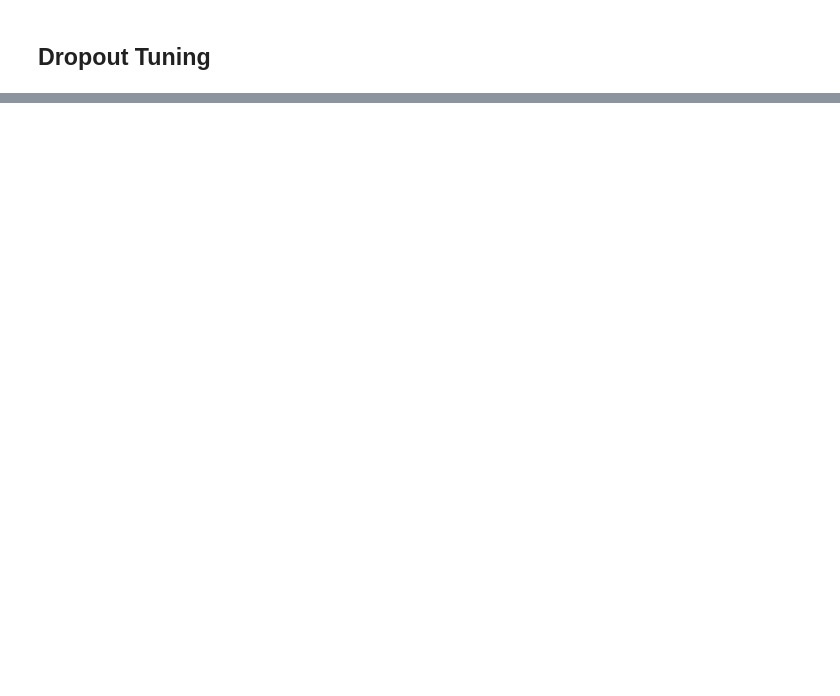
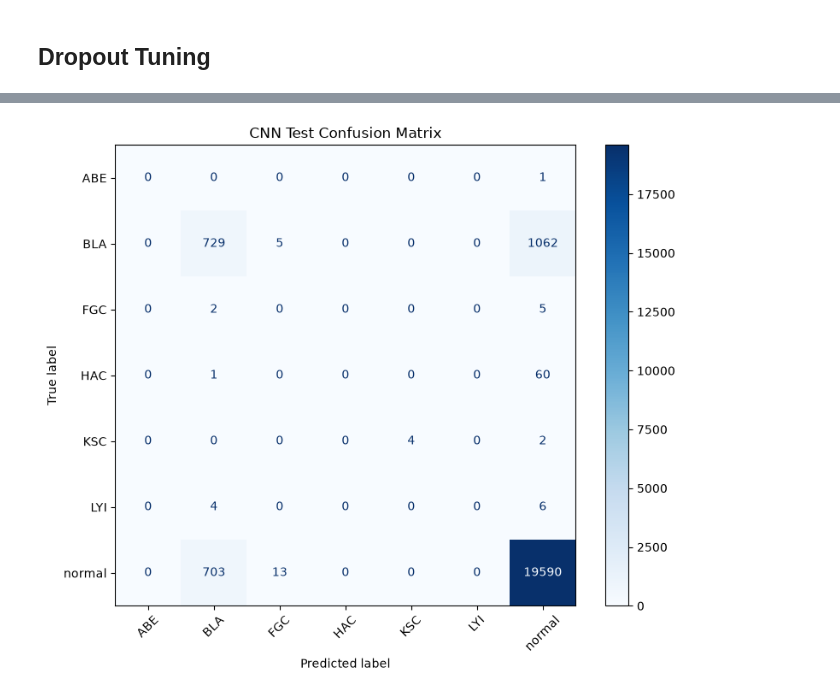
Before and after one commit to sn82978/CS184A-Project, a Jupyter notebook: Models/CNN/train_cnn.ipynb, the cells around one changed output, grey strips where cells are left out. Cells and saved outputs as stored; diff of their text form; code cells hidden in the pictures; blank space fills up the shorter version.

```diff
--- a/Models/CNN/train_cnn.ipynb
+++ b/Models/CNN/train_cnn.ipynb
@@ -668,0 +935,18 @@ Best Epoch: 8
+# %%
+# Load best CNN from hyperparameter experiments
+final_model = BoneMarrowCNN(
+    num_classes=7,
+    dropout=0.3
+).to(device)
+
+final_model.load_state_dict(
+    torch.load(
+        "best_cnn_augmented.pth",
+        map_location=device,
+        weights_only=True
+    )
+)
+
+final_model.eval()
+
+print("Best CNN loaded successfully!")
@@ -668,0 +1008,23 @@ Best Epoch: 8
+# %%
+from sklearn.metrics import ConfusionMatrixDisplay
+
+test_cm = confusion_matrix(
+    test_labels,
+    test_preds,
+    labels=list(range(len(classes)))
+)
+
+fig, ax = plt.subplots(figsize=(9, 7))
+
+disp = ConfusionMatrixDisplay(
+    confusion_matrix=test_cm,
+    display_labels=classes
+)
+
+disp.plot(ax=ax, cmap="Blues", values_format="d")
+
+plt.title("CNN Test Confusion Matrix")
+plt.xticks(rotation=45)
+plt.show()
+# %% [output]
+[figure, added]
```
Also changed, not shown: parts of 19 cells of this notebook, 2 other files.
